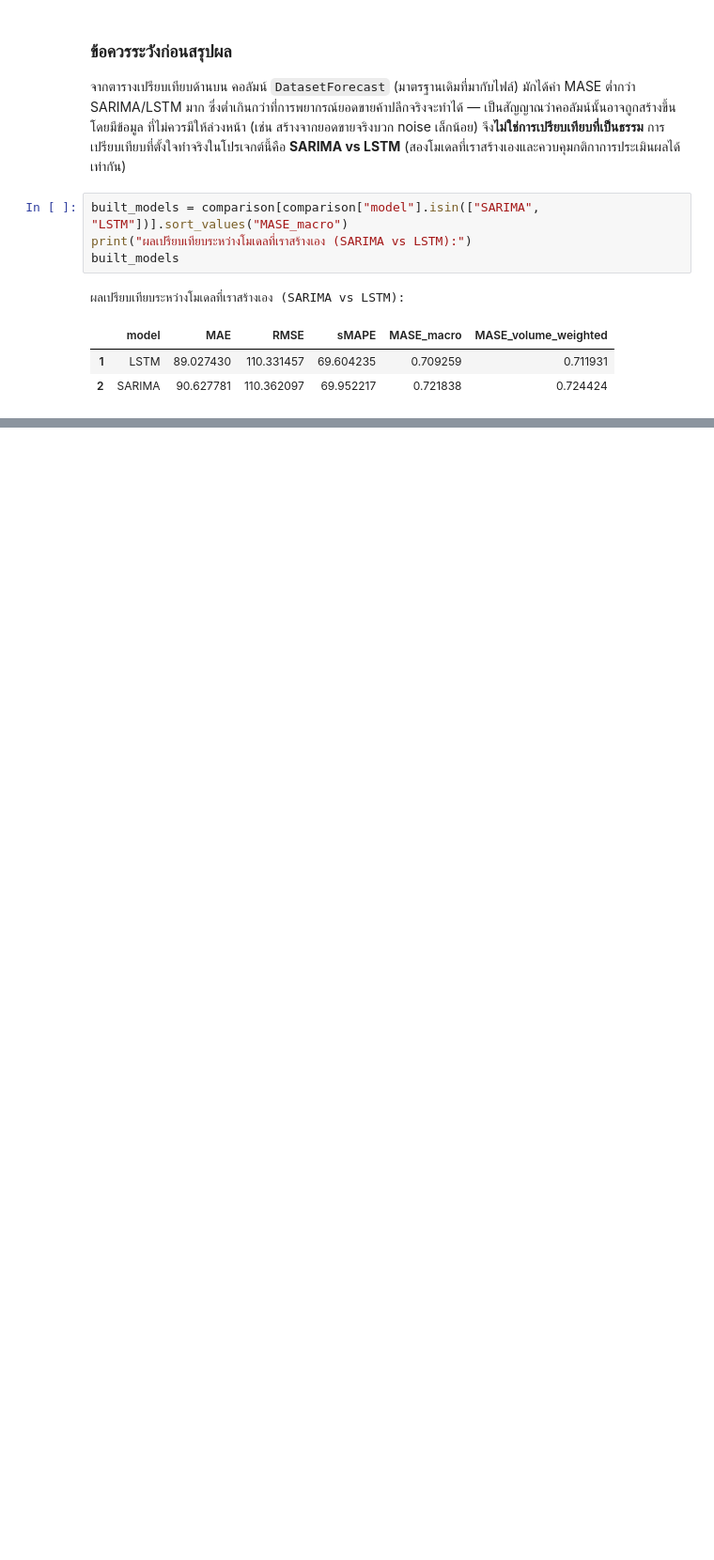
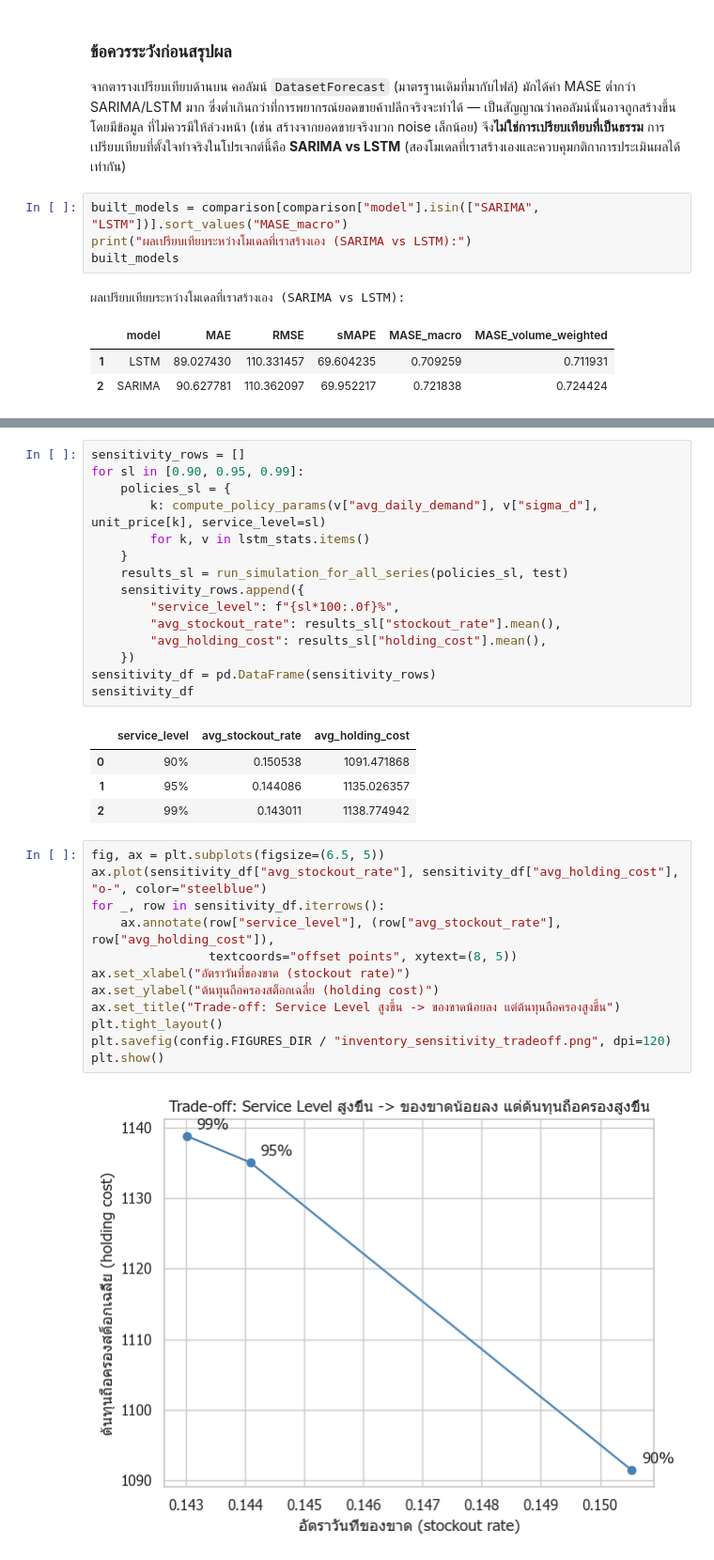
Before and after one commit to thitiwutsuk/Retails-Dynamic-Pricing, a Jupyter notebook: notebooks/retail_demand_forecasting.ipynb, the cells around one changed output, grey strips where cells are left out. Shown at 94% size. Drawn from its saved outputs; the diff is of its cells as text; blank space fills up the shorter version.

```diff
--- a/notebooks/retail_demand_forecasting.ipynb
+++ b/notebooks/retail_demand_forecasting.ipynb
@@ -734,0 +904,34 @@ built_models
+# %%
+sensitivity_rows = []
+for sl in [0.90, 0.95, 0.99]:
+    policies_sl = {
+        k: compute_policy_params(v["avg_daily_demand"], v["sigma_d"], unit_price[k], service_level=sl)
+        for k, v in lstm_stats.items()
+    }
+    results_sl = run_simulation_for_all_series(policies_sl, test)
+    sensitivity_rows.append({
+        "service_level": f"{sl*100:.0f}%",
+        "avg_stockout_rate": results_sl["stockout_rate"].mean(),
+        "avg_holding_cost": results_sl["holding_cost"].mean(),
+    })
+sensitivity_df = pd.DataFrame(sensitivity_rows)
+sensitivity_df
+# %% [output]
+|  | service_level | avg_stockout_rate | avg_holding_cost |
+| 0 | 90% | 0.150538 | 1091.471868 |
+| 1 | 95% | 0.144086 | 1135.026357 |
+| 2 | 99% | 0.143011 | 1138.774942 |
+# %%
+fig, ax = plt.subplots(figsize=(6.5, 5))
+ax.plot(sensitivity_df["avg_stockout_rate"], sensitivity_df["avg_holding_cost"], "o-", color="steelblue")
+for _, row in sensitivity_df.iterrows():
+    ax.annotate(row["service_level"], (row["avg_stockout_rate"], row["avg_holding_cost"]),
+                textcoords="offset points", xytext=(8, 5))
+ax.set_xlabel("อัตราวันที่ของขาด (stockout rate)")
+ax.set_ylabel("ต้นทุนถือครองสต็อกเฉลี่ย (holding cost)")
+ax.set_title("Trade-off: Service Level สูงขึ้น -> ของขาดน้อยลง แต่ต้นทุนถือครองสูงขึ้น")
+plt.tight_layout()
+plt.savefig(config.FIGURES_DIR / "inventory_sensitivity_tradeoff.png", dpi=120)
+plt.show()
+# %% [output]
+[figure, added]
```
Also changed, not shown: parts of 33 cells of this notebook, 11 other files.
